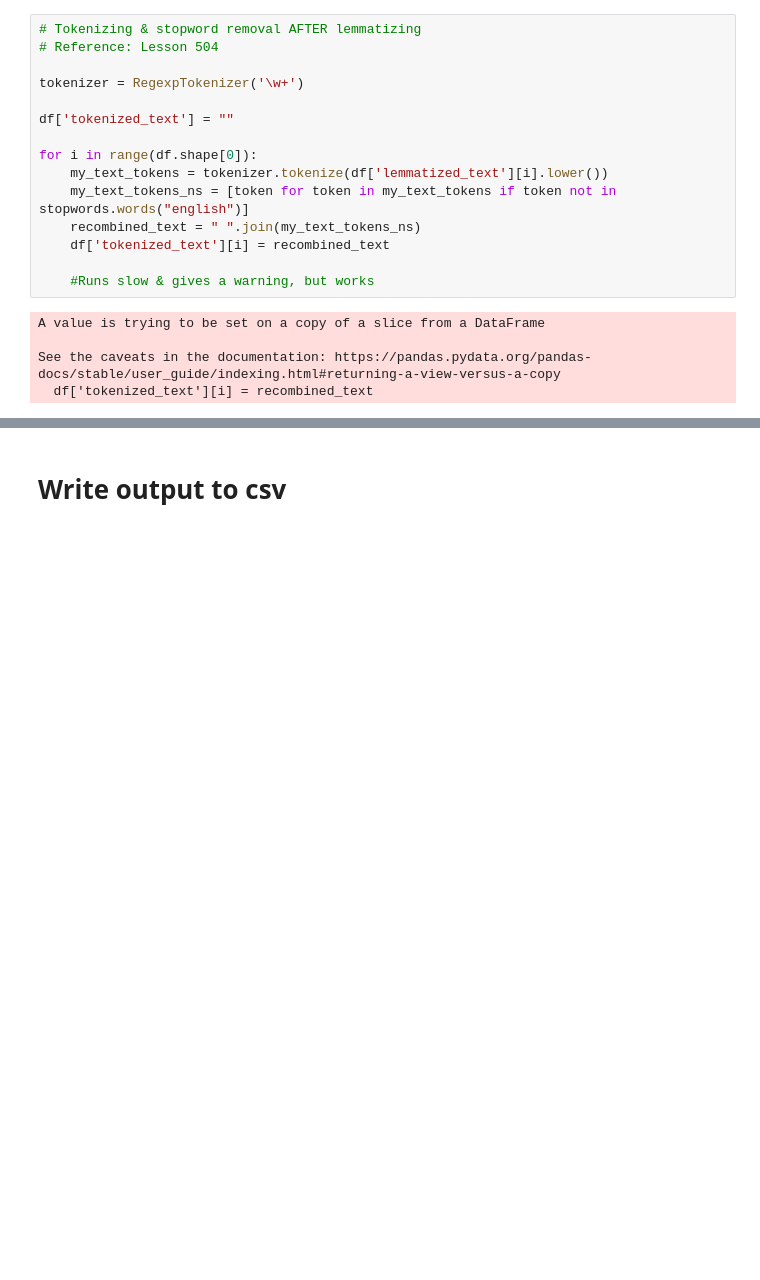
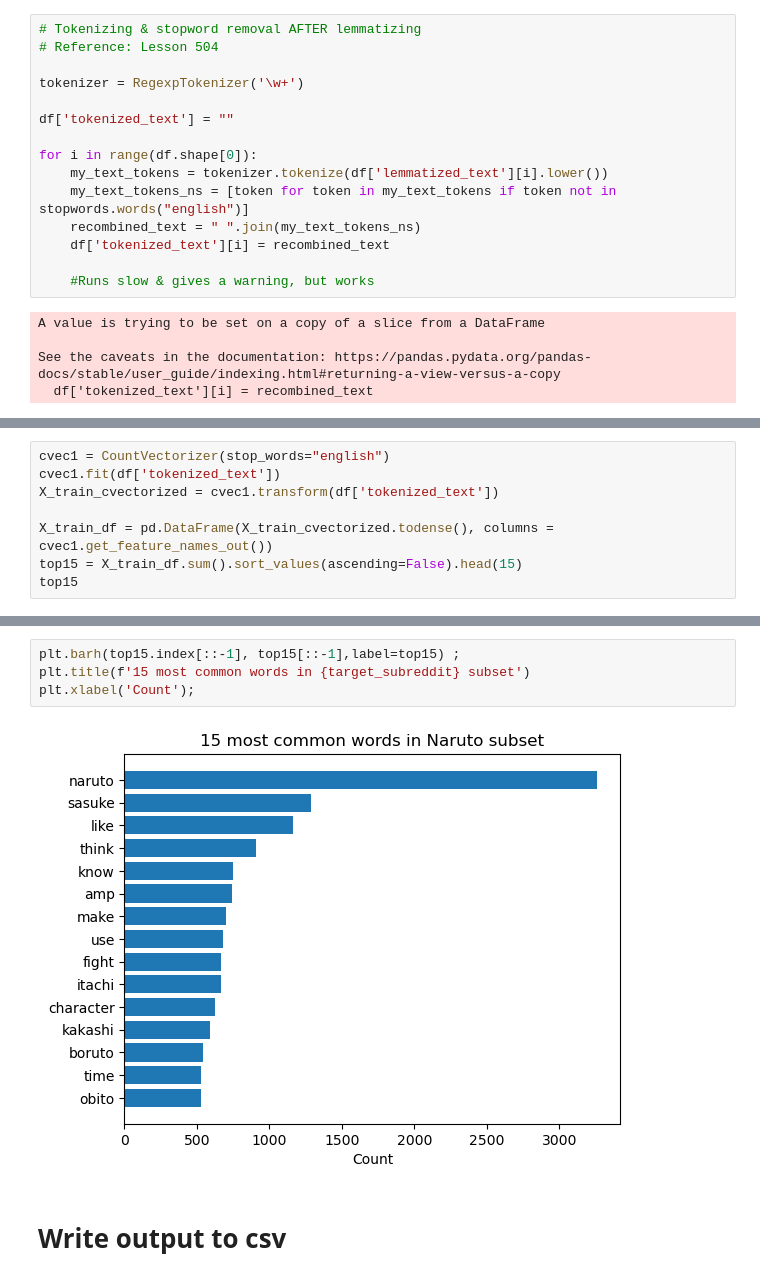
Before and after one commit to wangdj3/DSI_subreddit_comparison, a Jupyter notebook: my-project3-data-cleaning.ipynb, the cells around one changed output, grey strips where cells are left out. Drawn from its saved outputs; the diff is of its cells as text; blank space fills up the shorter version.

```diff
--- a/my-project3-data-cleaning.ipynb
+++ b/my-project3-data-cleaning.ipynb
@@ -155,0 +159,8 @@ df.shape
+# %%
+cvec1 = CountVectorizer(stop_words="english")
+cvec1.fit(df['tokenized_text'])
+X_train_cvectorized = cvec1.transform(df['tokenized_text'])
+
+X_train_df = pd.DataFrame(X_train_cvectorized.todense(), columns = cvec1.get_feature_names_out())
+top15 = X_train_df.sum().sort_values(ascending=False).head(15)
+top15
@@ -156,3 +184,9 @@ df.shape
+# %%
+plt.barh(top15.index[::-1], top15[::-1],label=top15) ;
+plt.title(f'15 most common words in {target_subreddit} subset')
+plt.xlabel('Count');
+# %% [output]
+[figure, added]
 # %% [markdown]
 # Write output to csv
 # %%
```
Also changed, not shown: parts of 8 cells of this notebook, 1 other file.
